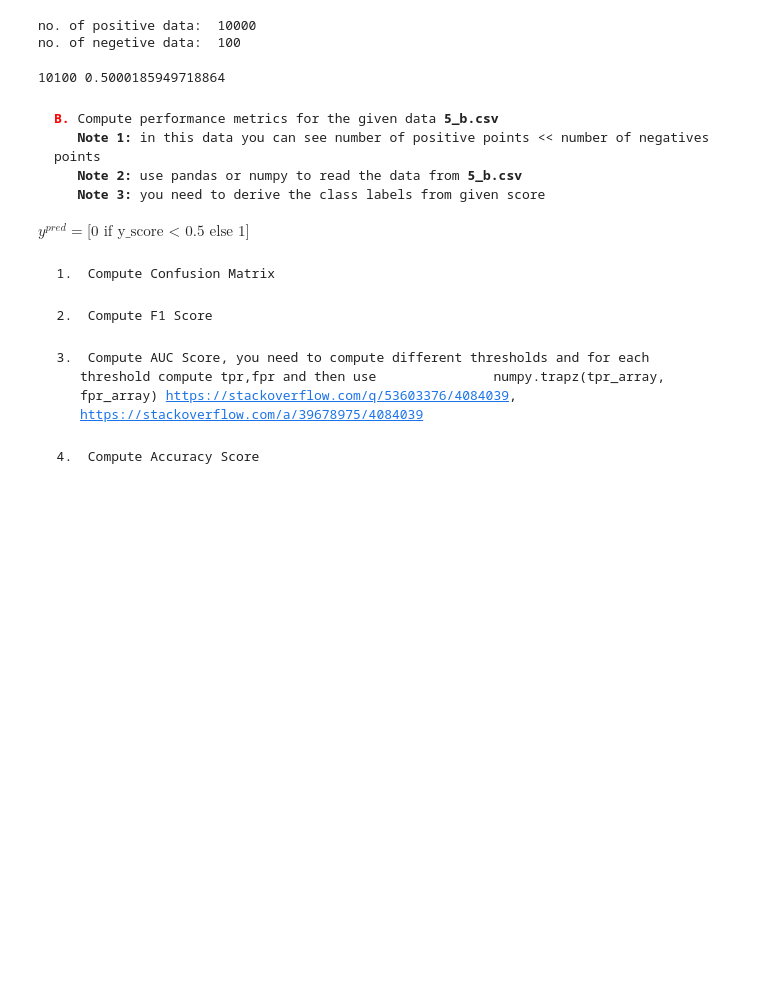
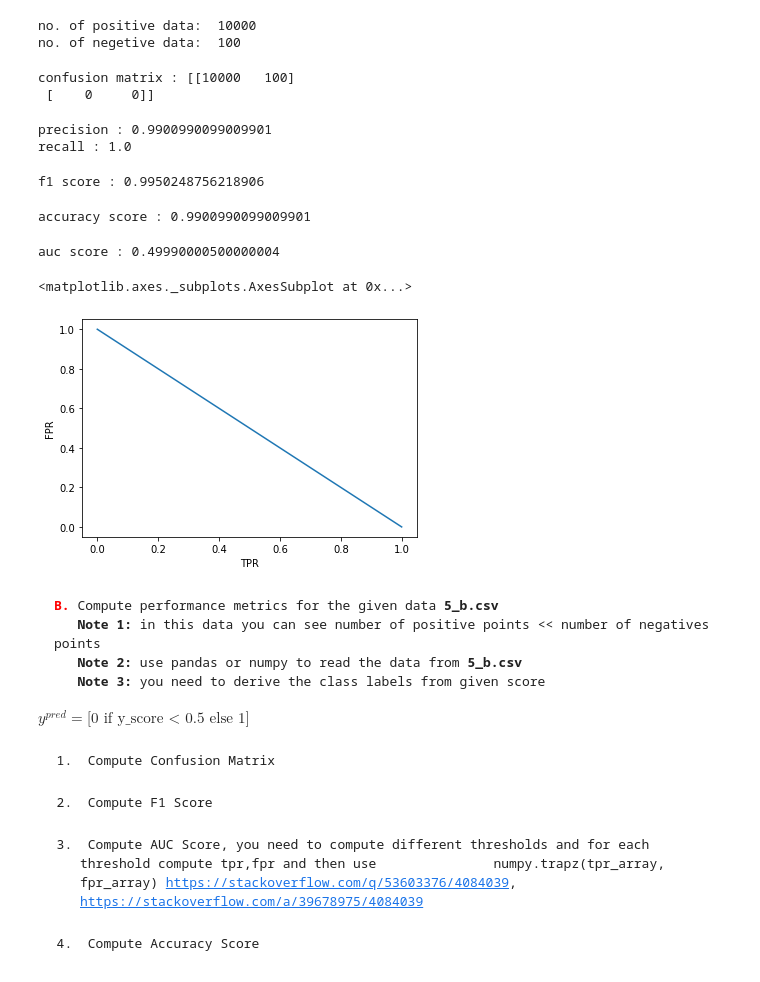
Before and after one commit to abraham-john-paul/AppliedAICourse, a Jupyter notebook: 5_Performance_metrics_Instructions.ipynb, the cells around one changed output. Cells and saved outputs as stored; diff of their text form; code cells hidden in the pictures; blank space fills up the shorter version.

```diff
--- a/5_Performance_metrics_Instructions.ipynb
+++ b/5_Performance_metrics_Instructions.ipynb
@@ -30,11 +32,69 @@ print('no. of negetive data: ', np.sum(data[:, 0] != float(1)))
 no. of positive data:  10000
 no. of negetive data:  100
 # %%
-y_new = data[:, 1]
-y_new = np.where(y_new > 0.5, 1, 0)
+# Creating y_pred
+y_pred = np.where(data[:, 1] > 0.5, 1, 0)
 y = data[:, 0]
-# %% [output]
-10100 0.5000185949718864
+# %%
+# Calculatiing no, of TP, TN, FP, FN
+nTP = (np.logical_and(y == 1.0, y_pred == 1)).sum()
+nTN = (np.logical_and(y == 0.0, y_pred == 0)).sum()
+nFP = (np.logical_and(y == 0.0, y_pred == 1)).sum()
+nFN = (np.logical_and(y == 1.0, y_pred == 0)).sum()
+# print(nTP, nTN, nFP, nFN)
+# Creating confusion matrix from TP, TN, FP, FN
+confusion_matrix = np.array([[nTP, nFP], [nFN, nTN]])
+print('confusion matrix :', confusion_matrix)
+# %% [output]
+confusion matrix : [[10000   100]
+ [    0     0]]
+# %%
+# Caluculating Precision and Recall
+precision = nTP / (nTP + nFP)
+recall = nTP / (nTP + nFN)
+print('precision :', precision)
+print('recall :', recall)
+# %% [output]
+precision : 0.9900990099009901
+recall : 1.0
+# %%
+# Computing F1 Score
+f1_score = 2 * (precision * recall) / (precision + recall)
+print('f1 score :', f1_score)
+# %% [output]
+f1 score : 0.9950248756218906
+# %%
+# Computing Accuracy Score
+accuracy_score = np.trace(confusion_matrix) / np.sum(confusion_matrix)
+print('accuracy score :', accuracy_score)
+# %% [output]
+accuracy score : 0.9900990099009901
+# %%
+# Computing AUC Score
+probabiltiy_score = data[:, 1]
+probabiltiy_score = np.sort(np.unique(probabiltiy_score))
+plotting_data = []
+# y = data[:, 1]
+for threshold in probabiltiy_score:
+    threshold_y_pred = np.where(probabiltiy_score > threshold, 1, 0)
+    nTP = (np.logical_and(y == 1.0, threshold_y_pred == 1)).sum()
+    nFN = (np.logical_and(y == 1.0, threshold_y_pred == 0)).sum()
+    TPR = nTP/(nTP + nFN)
+    FPR = 1 - TPR
+    plotting_data.append([TPR, FPR])
+df = pd.DataFrame(data=plotting_data, columns=['TPR', 'FPR'])
+tpr_array = np.array([i for i, _ in plotting_data])
+fpr_array = np.array([i for _, i in plotting_data])
+auc_score = np.trapz(tpr_array, fpr_array)
+print('auc score :', auc_score)
+# %% [output]
+auc score : 0.49990000500000004
+# %%
+import seaborn as sns
+sns.lineplot(x='TPR', y='FPR', data=df)
+# %% [output]
+<matplotlib.axes._subplots.AxesSubplot at 0x...>
+[figure, added]
 # %% [markdown]
 <pre>
 <font color='red'><b>B.</b></font> Compute performance metrics for the given data <strong>5_b.csv</strong>
```
Also changed, not shown: parts of 9 cells of this notebook.
